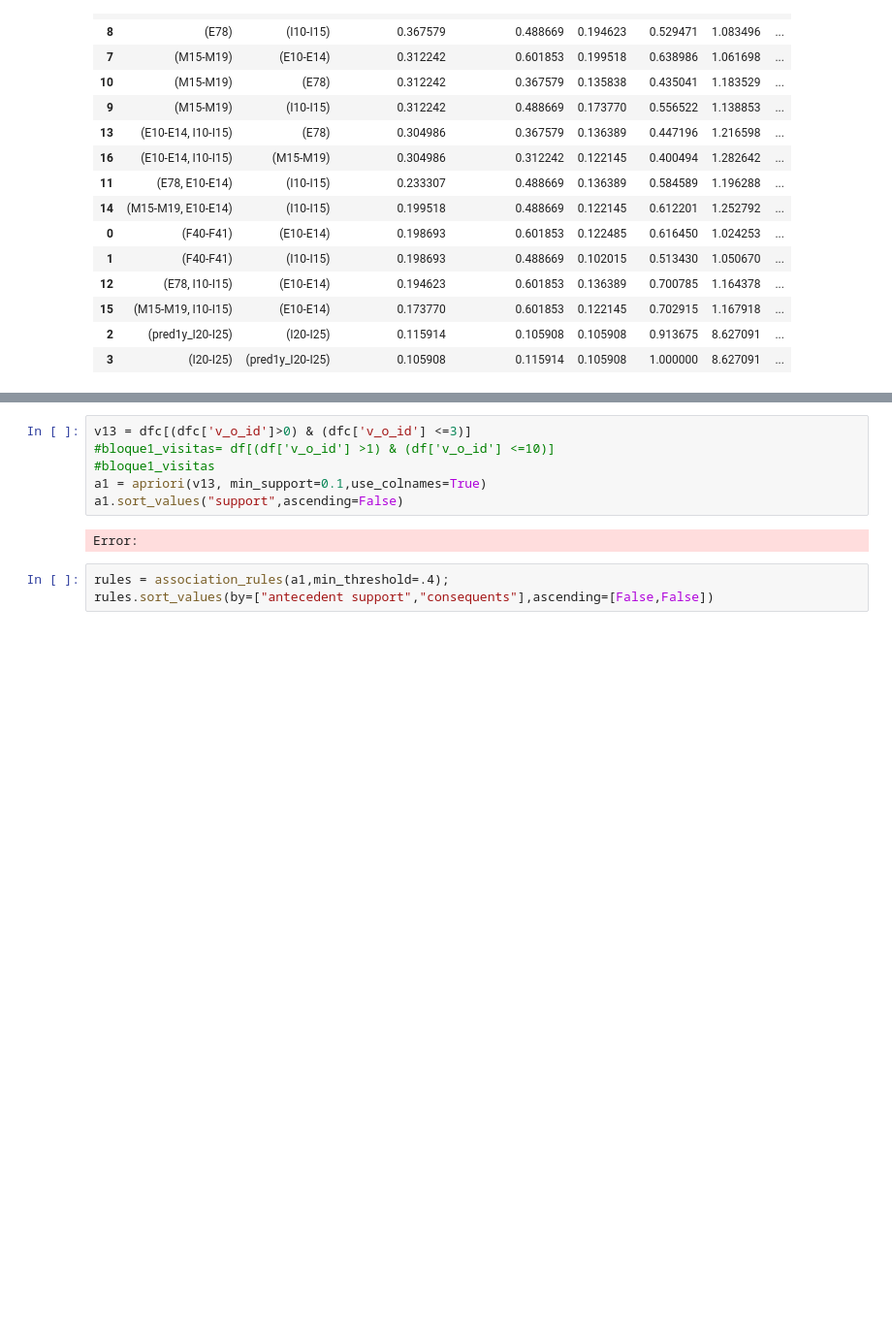
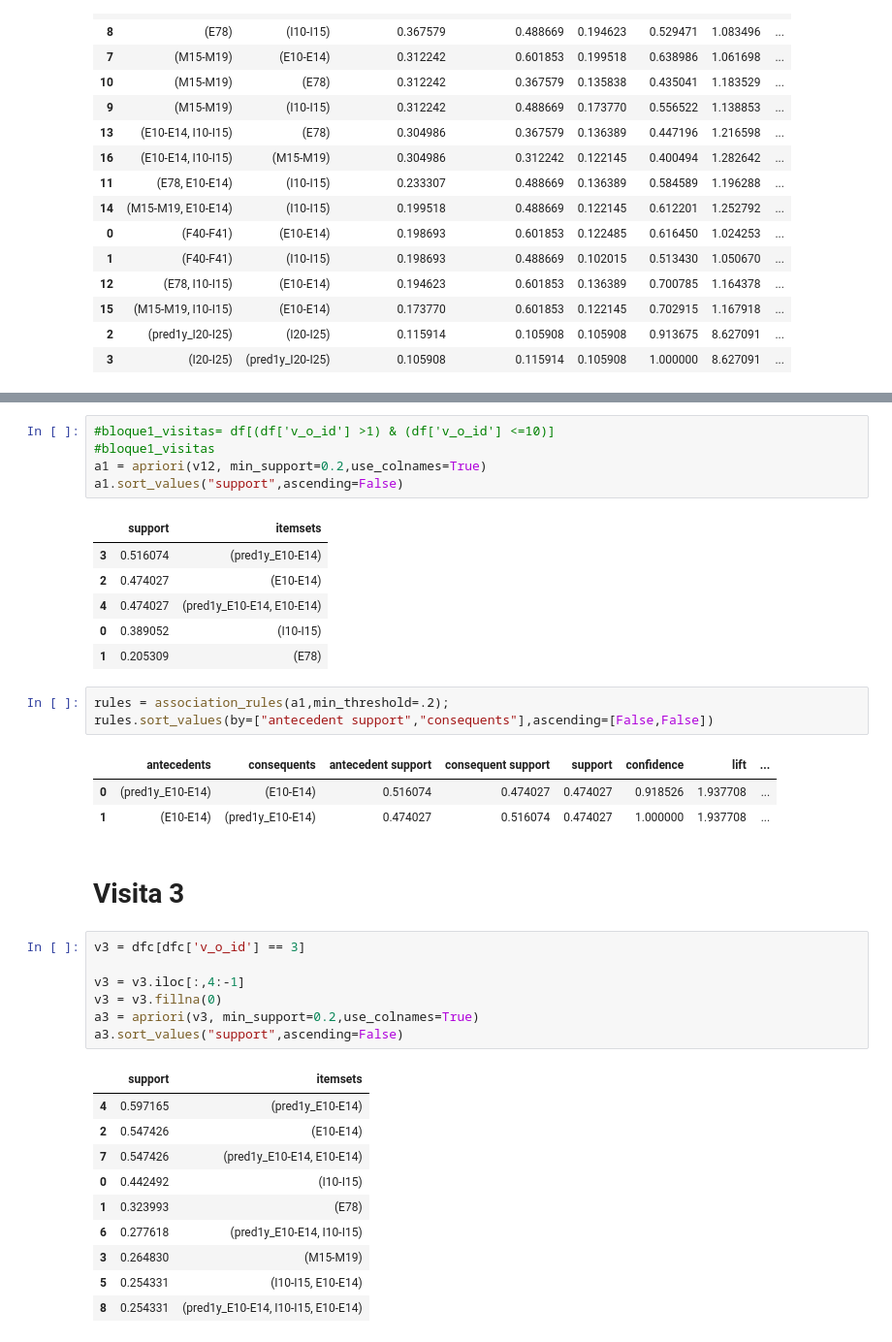
Before and after one commit to miguelzpresa/Hackathon-CAMDA-Diabetes-2024, a Jupyter notebook: apriori.ipynb, the cells around one changed output, grey strips where cells are left out. Shown at 97% size. Saved outputs shown, nothing was run; the diff lists cells and outputs as text; blank space fills up the shorter version.

```diff
--- a/apriori.ipynb
+++ b/apriori.ipynb
@@ -305,11 +407,39 @@ rules.sort_values(by=["antecedent support","consequents"],ascending=[False,False
 # %%
-v13 = dfc[(dfc['v_o_id']>0) & (dfc['v_o_id'] <=3)]
 #bloque1_visitas= df[(df['v_o_id'] >1) & (df['v_o_id'] <=10)]
 #bloque1_visitas
-a1 = apriori(v13, min_support=0.1,use_colnames=True)
+a1 = apriori(v12, min_support=0.2,use_colnames=True)
 a1.sort_values("support",ascending=False)
 # %% [output]
-Error:
+|  | support | itemsets |
+| 3 | 0.516074 | (pred1y_E10-E14) |
+| 2 | 0.474027 | (E10-E14) |
+| 4 | 0.474027 | (pred1y_E10-E14, E10-E14) |
+| 0 | 0.389052 | (I10-I15) |
+| 1 | 0.205309 | (E78) |
 # %%
-rules = association_rules(a1,min_threshold=.4);
+rules = association_rules(a1,min_threshold=.2);
 rules.sort_values(by=["antecedent support","consequents"],ascending=[False,False])
+# %% [output]
+|  | antecedents | consequents | antecedent support | consequent support | support | confidence | lift | ... |
+| 0 | (pred1y_E10-E14) | (E10-E14) | 0.516074 | 0.474027 | 0.474027 | 0.918526 | 1.937708 | ... |
+| 1 | (E10-E14) | (pred1y_E10-E14) | 0.474027 | 0.516074 | 0.474027 | 1.000000 | 1.937708 | ... |
+# %% [markdown]
+# Visita 3
+# %%
+v3 = dfc[dfc['v_o_id'] == 3]
+
+v3 = v3.iloc[:,4:-1]
+v3 = v3.fillna(0)
+a3 = apriori(v3, min_support=0.2,use_colnames=True)
+a3.sort_values("support",ascending=False)
+# %% [output]
+|  | support | itemsets |
+| 4 | 0.597165 | (pred1y_E10-E14) |
+| 2 | 0.547426 | (E10-E14) |
+| 7 | 0.547426 | (pred1y_E10-E14, E10-E14) |
+| 0 | 0.442492 | (I10-I15) |
+| 1 | 0.323993 | (E78) |
+| 6 | 0.277618 | (pred1y_E10-E14, I10-I15) |
+| 3 | 0.264830 | (M15-M19) |
+| 5 | 0.254331 | (I10-I15, E10-E14) |
+| 8 | 0.254331 | (pred1y_E10-E14, I10-I15, E10-E14) |
```
Also changed, not shown: parts of 13 cells of this notebook.
